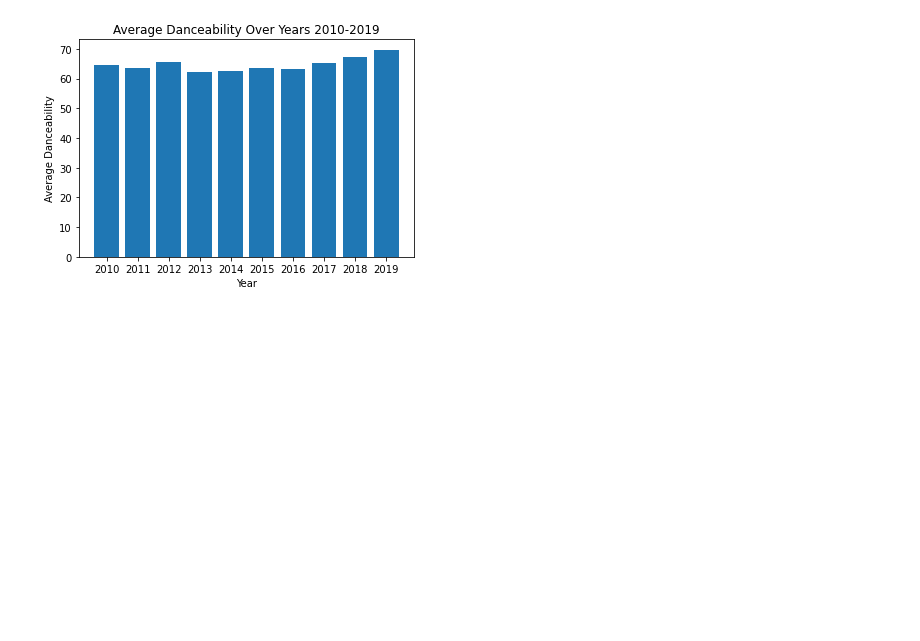
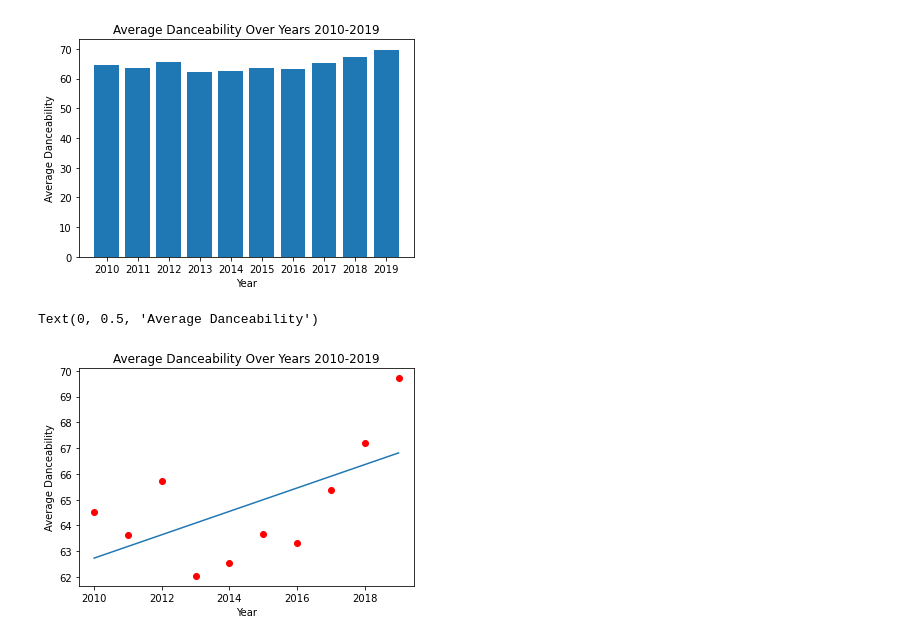
Before and after one commit to christophersarmiento/spotify-analysis, a Jupyter notebook: src/charts.ipynb, the cells around one changed output. Drawn from its saved outputs; the diff is of its cells as text; code cells hidden in the pictures; blank space fills up the shorter version.

Commit message:
additional calculations for graph

```diff
--- a/src/charts.ipynb
+++ b/src/charts.ipynb
@@ -49,3 +49,13 @@ plt.ylabel("Average Danceability")
 # %% [output]
 Text(0, 0.5, 'Average Danceability')
 [figure]
+# %%
+plt.scatter(danceability['year'].values,avg, color="red")
+m, b = np.polyfit(years_locations,avg,1)
+plt.plot(danceability['year'].values,m*years_locations+b)
+plt.title("Average Danceability Over Years 2010-2019")
+plt.xlabel("Year")
+plt.ylabel("Average Danceability")
+# %% [output]
+Text(0, 0.5, 'Average Danceability')
+[figure, added]
```
